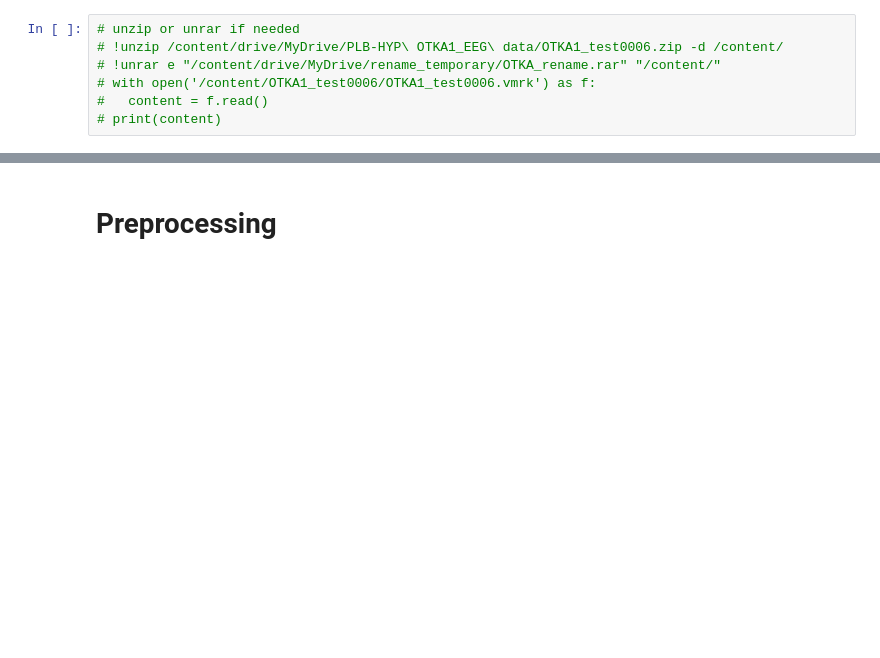
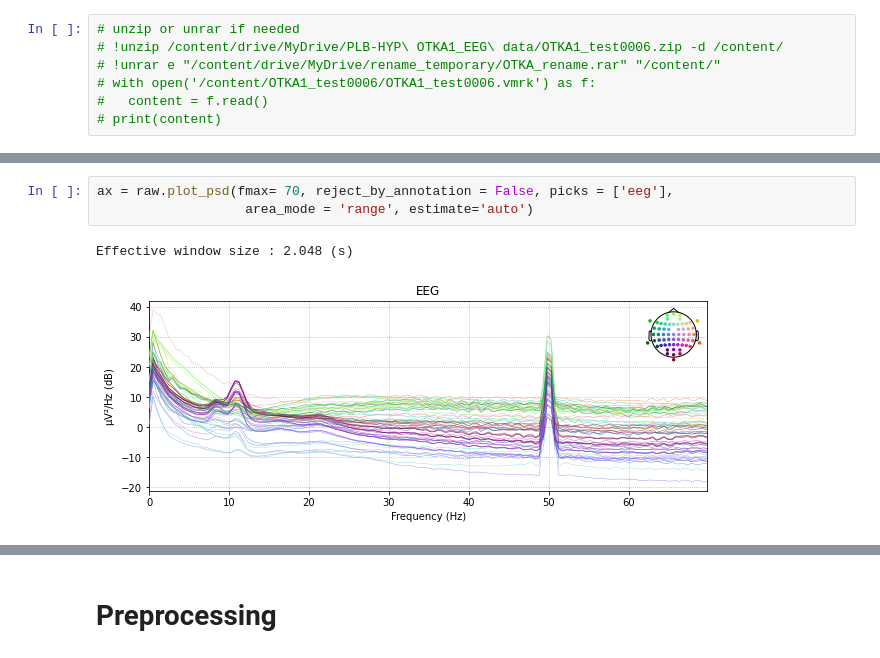
Before and after one commit to Yeganehfrh/B2BNet, a Jupyter notebook: PLB_HYP_EEG_Preproecessing.ipynb, the cells around one changed output, grey strips where cells are left out. Saved outputs shown, nothing was run; the diff lists cells and outputs as text; blank space fills up the shorter version.

```diff
--- a/PLB_HYP_EEG_Preproecessing.ipynb
+++ b/PLB_HYP_EEG_Preproecessing.ipynb
@@ -62,0 +64,6 @@ AttributeError: ignored
+# %%
+ax = raw.plot_psd(fmax= 70, reject_by_annotation = False, picks = ['eeg'],
+                   area_mode = 'range', estimate='auto')
+# %% [output]
+Effective window size : 2.048 (s)
+[figure, added]
```
Also changed, not shown: parts of 8 cells of this notebook.
